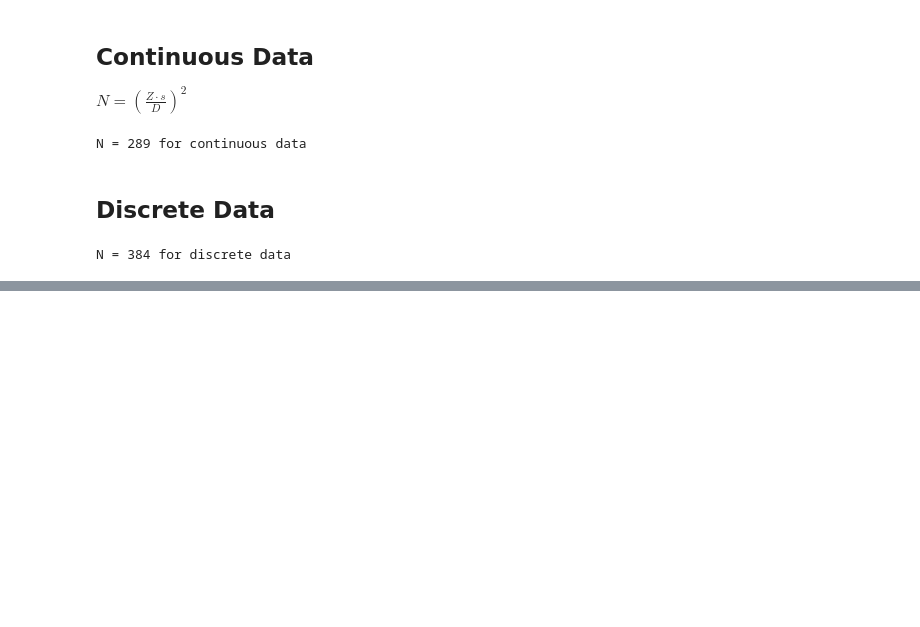
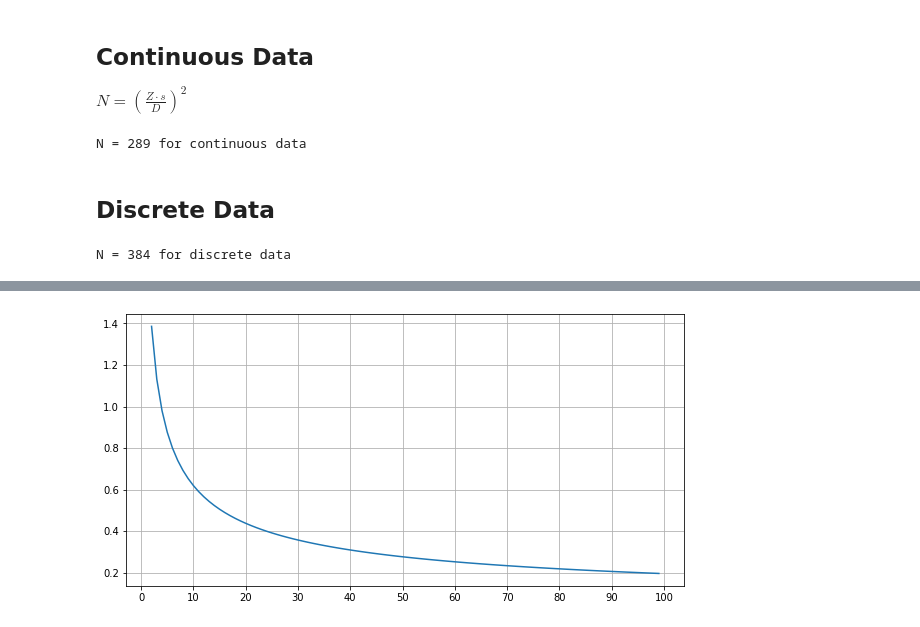
Before and after one commit to vonschwartzwalder/DataViz, a Jupyter notebook: Sample Statistics.ipynb, the cells around one changed output, grey strips where cells are left out. Drawn from its saved outputs; the diff is of its cells as text; code cells hidden in the pictures; blank space fills up the shorter version.

```diff
--- a/Sample Statistics.ipynb
+++ b/Sample Statistics.ipynb
@@ -232,0 +254,17 @@ N = 384 for discrete data
+# %%
+m = 0
+s = 1
+samples_df = pd.DataFrame(columns=['samples', 'mean', 'std', 'window'])
+max_samples = 100
+for i in range(2, max_samples):
+    samples = [random.normalvariate(m, s) for j in range(i)]
+    s_m = np.mean(samples)
+    s_s = np.std(samples)
+    interval = z * (s/math.sqrt(len(samples)))
+    samples_df = samples_df.append({
+        'samples':len(samples),
+        'mean':s_m,
+        'std':s_s,
+        'interval':interval
+    }, ignore_index=True)
+samples_df
@@ -232,0 +285,7 @@ N = 384 for discrete data
+# %%
+plt.figure(figsize=(10,5))
+plt.plot(samples_df.samples, samples_df.interval)
+plt.xticks(range(0,101,10))
+plt.grid()
+# %% [output]
+[figure, added]
```
Also changed, not shown: parts of 10 cells of this notebook.
